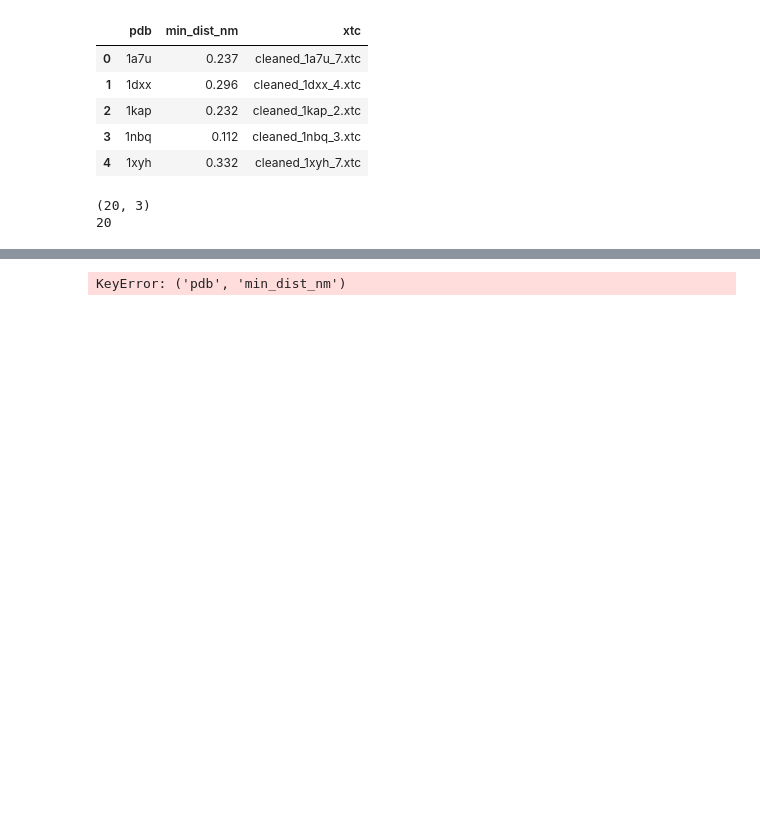
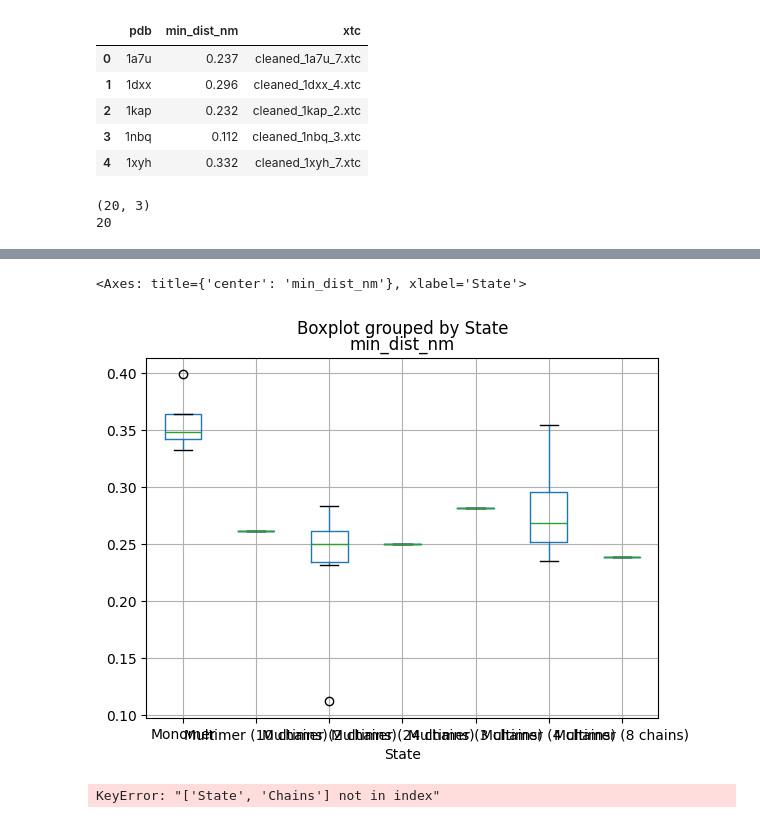
Before and after one commit to csongornemeth/pca_nma_dot_product, a Jupyter notebook: pi_dist_ana.ipynb, the cells around one changed output, grey strips where cells are left out. Drawn from its saved outputs; the diff is of its cells as text; code cells hidden in the pictures; blank space fills up the shorter version.

```diff
--- a/pi_dist_ana.ipynb
+++ b/pi_dist_ana.ipynb
@@ -149,9 +230,32 @@ print(number_of_pdbs := grouped_filtered.shape[0])
+# %%
+# Keep the row with the minimum min_dist_nm for each PDB
+
+pi_min = (
+    pi_checked.loc[
+        pi_checked.groupby("pdb")["min_dist_nm"].idxmin()
+    ]
+    .reset_index(drop=True)
+)
+
+pi_min.head()
+
+pi_min.to_csv(
+    root / "000analysis" / f"pi_dist_chainstate_minonly_{date_str}.csv",
+    index=False
+
+)
+
+pi_min.groupby("State")["min_dist_nm"].describe()
+pi_min.boxplot(column="min_dist_nm", by="State")
+# %% [output]
+<Axes: title={'center': 'min_dist_nm'}, xlabel='State'>
+[figure, added]
 # %%
 #cross check if they are monomeric or multimeric in the original PDB file
 
 # Load pi-dist results
-pi_df = pd.read_csv(f"results/000analysis/pi_dist_filtered_grouped_{date_str}.csv")
-st_df = pd.read_csv("results/000analysis/pdb_monomer_multimer_status.csv")
+pi_df = pi_read = pd.read_csv(root / "000analysis" / f"pi_dist_chainstate_minonly_{date_str}.csv",)
+st_df = pd.read_csv(root / "000analysis" / "pdb_monomer_multimer_status.csv")
 
 pi_df.head()
 
@@ -178,7 +282,14 @@ pi_checked = pi_df.merge(
     how="left"
 )
 
+cols_to_keep = ["pdb", "min_dist_nm", "xtc", "State", "Chains"]
+
+other_cols = [
+    col for col in pi_checked.columns if col not in cols_to_keep
+]
+pi_checked = pi_checked[cols_to_keep + other_cols]
+
 pi_checked.head()
 pi_checked.to_csv(root / "000analysis" / f"pi_dist_chainstate_{date_str}.csv", index=False)
 # %% [output]
-KeyError: ('pdb', 'min_dist_nm')
+KeyError: "['State', 'Chains'] not in index"
```
Also changed, not shown: parts of 7 cells of this notebook, 2 other files.
